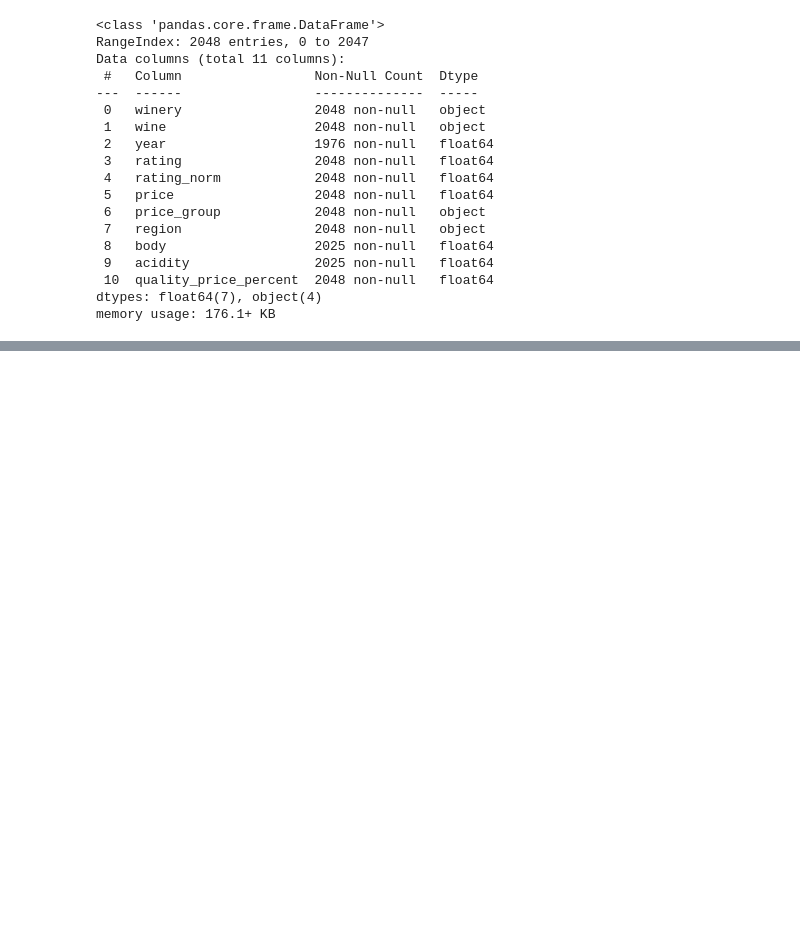
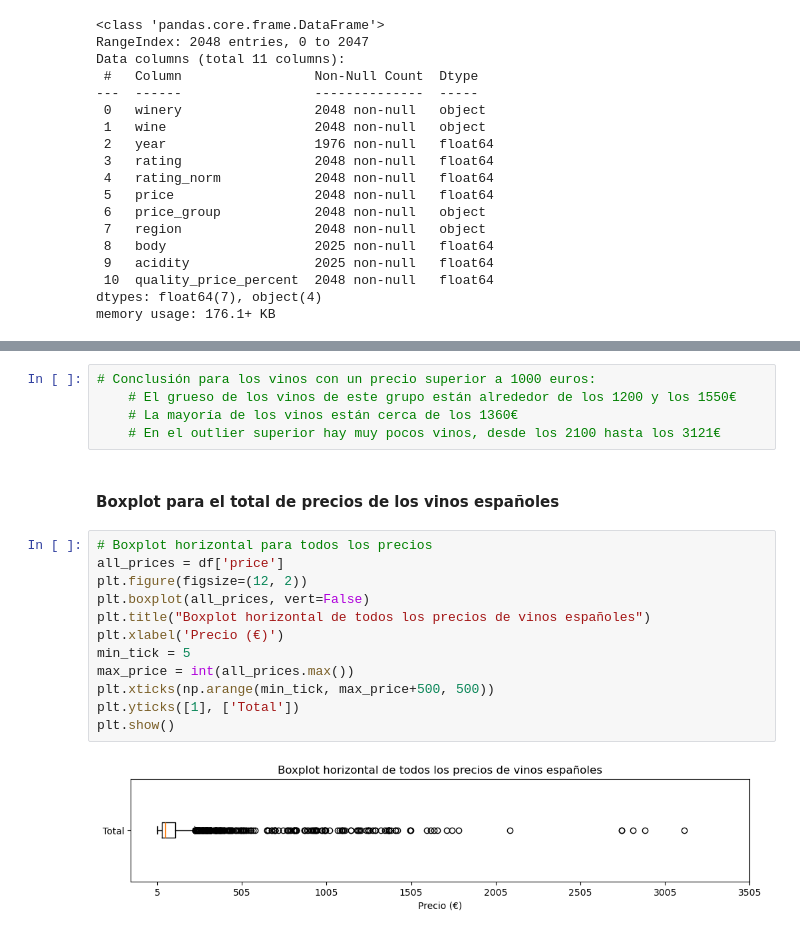
Before and after one commit to IRF1991/wine_test_dataset, a Jupyter notebook: notebooks/spanish_wine_visualization.ipynb, the cells around one changed output, grey strips where cells are left out. Saved outputs shown, nothing was run; the diff lists cells and outputs as text; blank space fills up the shorter version.

```diff
--- a/notebooks/spanish_wine_visualization.ipynb
+++ b/notebooks/spanish_wine_visualization.ipynb
@@ -84,0 +96,21 @@ plt.show()
+# %%
+# Conclusión para los vinos con un precio superior a 1000 euros:
+    # El grueso de los vinos de este grupo están alrededor de los 1200 y los 1550€
+    # La mayoría de los vinos están cerca de los 1360€
+    # En el outlier superior hay muy pocos vinos, desde los 2100 hasta los 3121€
+# %% [markdown]
+#### Boxplot para el total de precios de los vinos españoles
+# %%
+# Boxplot horizontal para todos los precios
+all_prices = df['price']
+plt.figure(figsize=(12, 2))
+plt.boxplot(all_prices, vert=False)
+plt.title("Boxplot horizontal de todos los precios de vinos españoles")
+plt.xlabel('Precio (€)')
+min_tick = 5
+max_price = int(all_prices.max())
+plt.xticks(np.arange(min_tick, max_price+500, 500))
+plt.yticks([1], ['Total'])
+plt.show()
+# %% [output]
+[figure, added]
```
Also changed, not shown: parts of 17 cells of this notebook.
